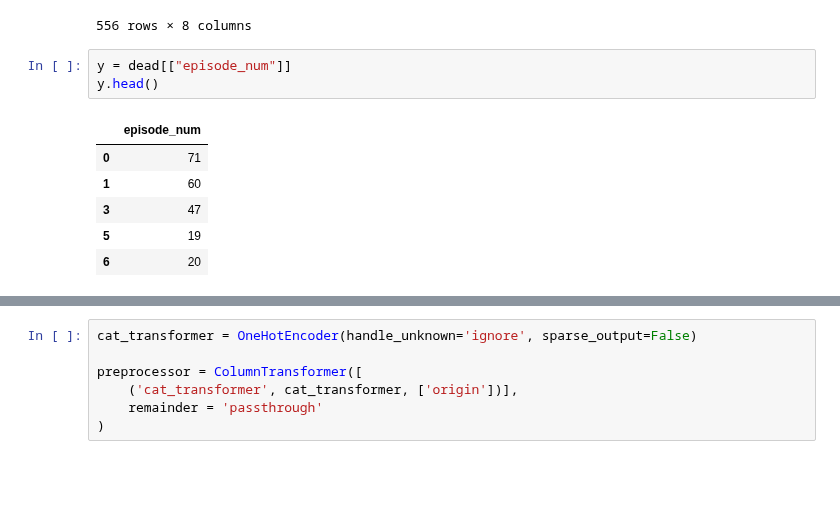
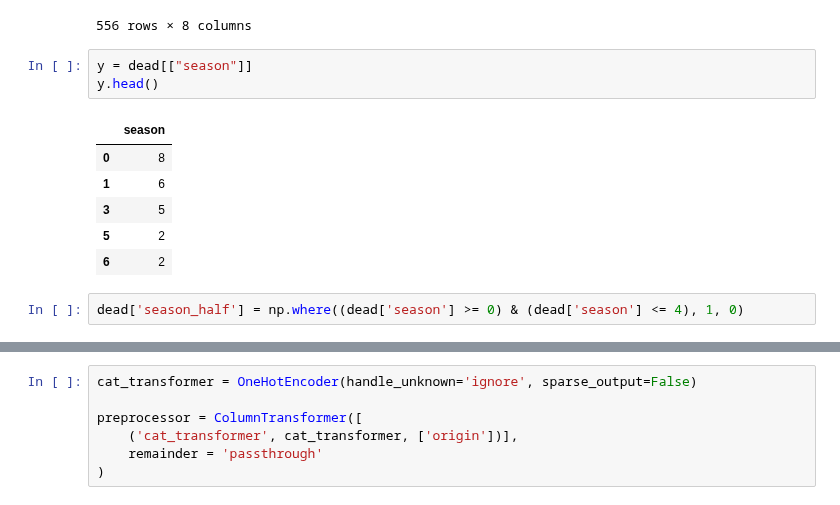
Before and after one commit to franziskasteger/game-of-thrones-survival, a Jupyter notebook: notebooks/josh_GOT_Linear.ipynb, the cells around one changed output, grey strips where cells are left out. Cells and saved outputs as stored; diff of their text form; blank space fills up the shorter version.

```diff
--- a/notebooks/josh_GOT_Linear.ipynb
+++ b/notebooks/josh_GOT_Linear.ipynb
@@ -107,12 +121,14 @@ dead
 | 1948 | Tytos Lannister | 1 | House Lannister | 1 | 1 | 0.210702 | 8 | 72 |
 556 rows × 8 columns
 # %%
-y = dead[["episode_num"]]
+y = dead[["season"]]
 y.head()
 # %% [output]
-|  | episode_num |
-| 0 | 71 |
-| 1 | 60 |
-| 3 | 47 |
-| 5 | 19 |
-| 6 | 20 |
+|  | season |
+| 0 | 8 |
+| 1 | 6 |
+| 3 | 5 |
+| 5 | 2 |
+| 6 | 2 |
+# %%
+dead['season_half'] = np.where((dead['season'] >= 0) & (dead['season'] <= 4), 1, 0)
```
Also changed, not shown: parts of 38 cells of this notebook.
